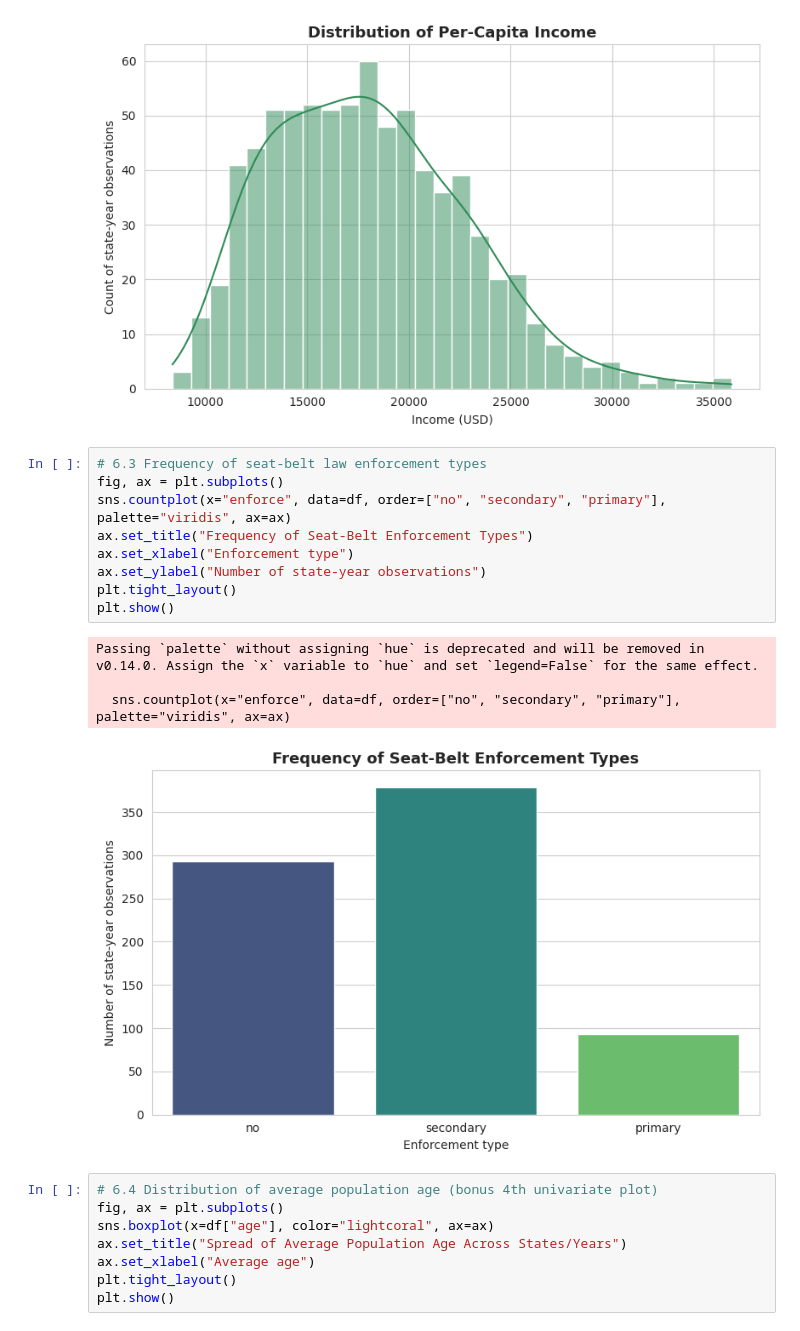
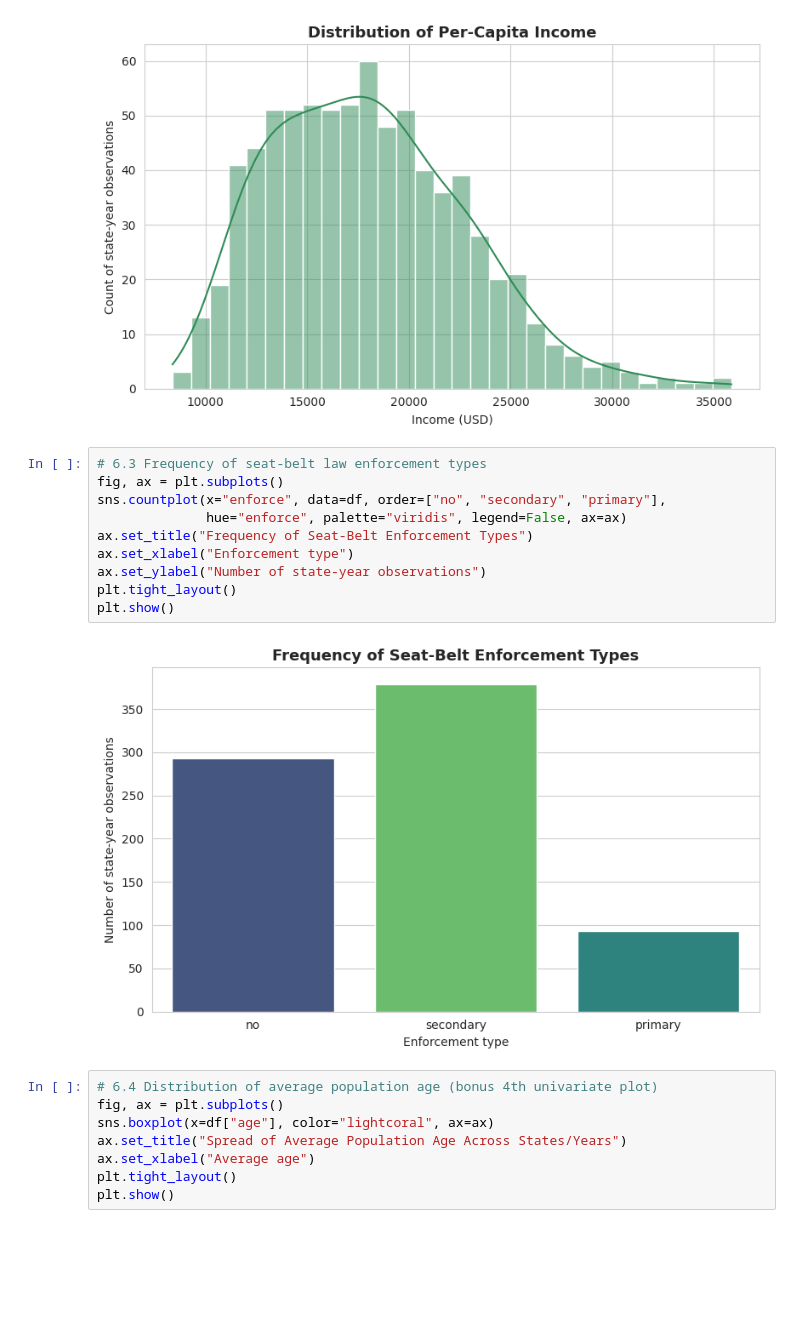
Before and after one commit to Udit587/UditVashisht-EDA-Project, a Jupyter notebook: Phase1_EDA_USSeatBelts.ipynb, the cells around one changed output. Drawn from its saved outputs; the diff is of its cells as text; blank space fills up the shorter version.

```diff
--- a/Phase1_EDA_USSeatBelts.ipynb
+++ b/Phase1_EDA_USSeatBelts.ipynb
@@ -348,17 +348,15 @@ plt.show()
 # %%
 # 6.3 Frequency of seat-belt law enforcement types
 fig, ax = plt.subplots()
-sns.countplot(x="enforce", data=df, order=["no", "secondary", "primary"], palette="viridis", ax=ax)
+sns.countplot(x="enforce", data=df, order=["no", "secondary", "primary"],
+              hue="enforce", palette="viridis", legend=False, ax=ax)
 ax.set_title("Frequency of Seat-Belt Enforcement Types")
 ax.set_xlabel("Enforcement type")
 ax.set_ylabel("Number of state-year observations")
 plt.tight_layout()
 plt.show()
 # %% [output]
-Passing `palette` without assigning `hue` is deprecated and will be removed in v0.14.0. Assign the `x` variable to `hue` and set `legend=False` for the same effect.
-
-  sns.countplot(x="enforce", data=df, order=["no", "secondary", "primary"], palette="viridis", ax=ax)
-[figure, old version]
+[figure, new version]
 # %%
 # 6.4 Distribution of average population age (bonus 4th univariate plot)
 fig, ax = plt.subplots()
```
Also changed, not shown: parts of 2 cells of this notebook.
